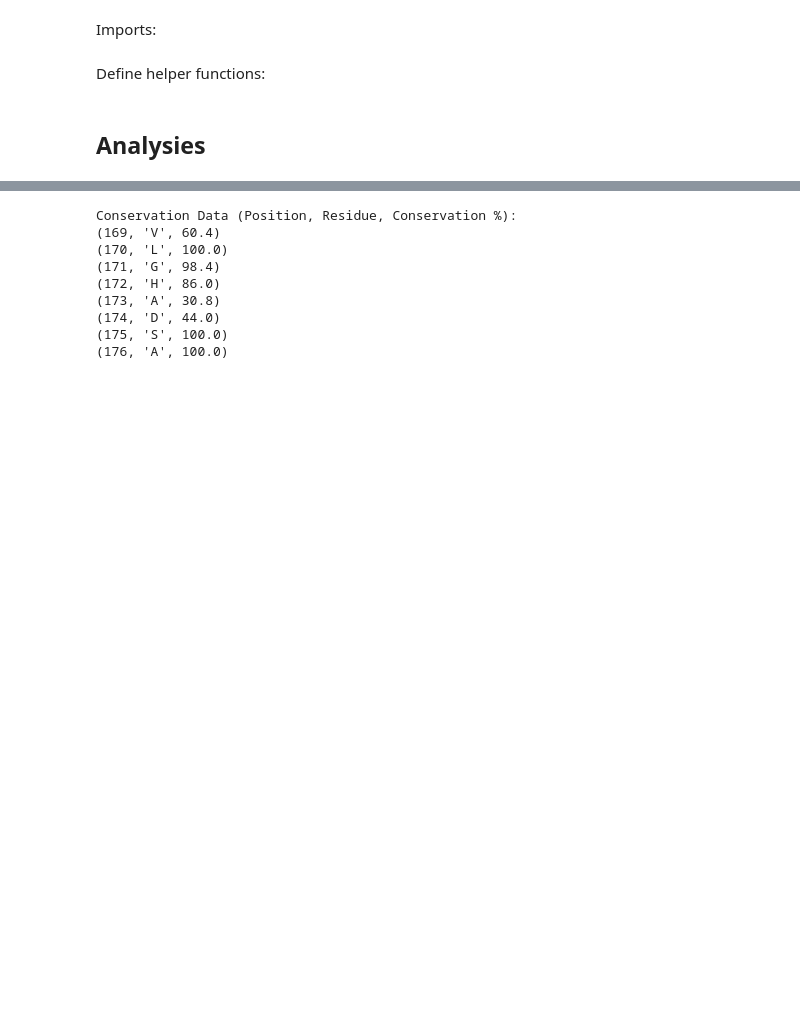
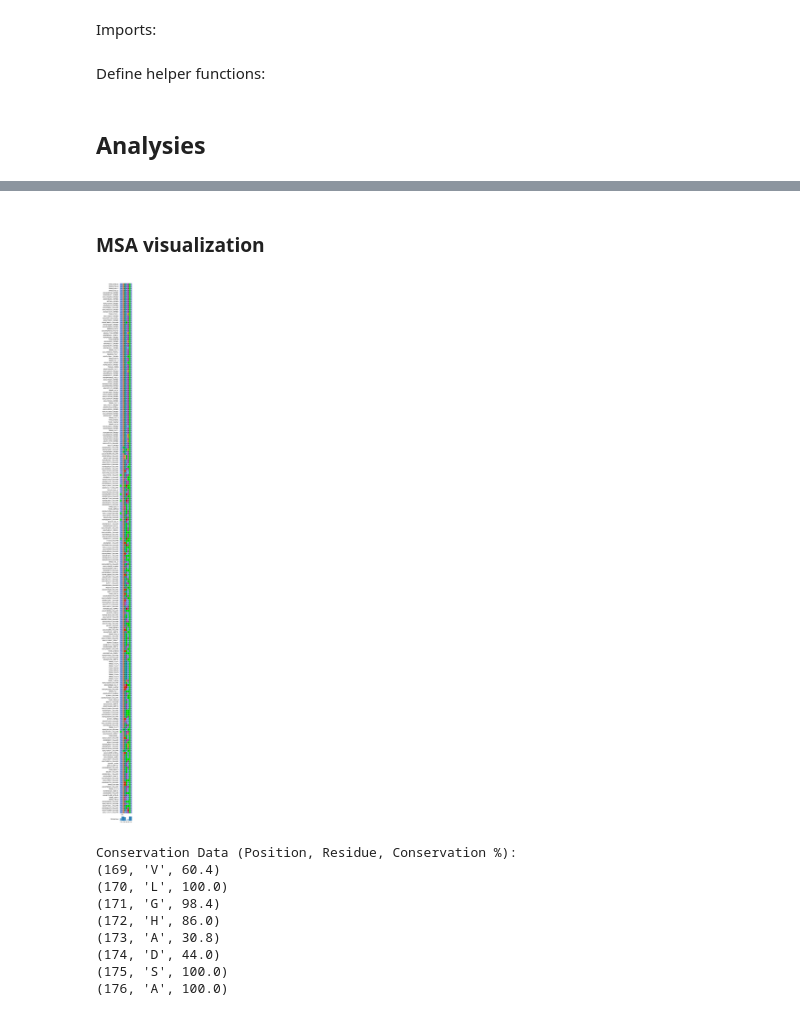
Before and after one commit to preislet/TrmD_project, a Jupyter notebook: Sequence/explore_msa.ipynb, the cells around one changed output, grey strips where cells are left out. Cells and saved outputs as stored; diff of their text form; code cells hidden in the pictures; blank space fills up the shorter version.

```diff
--- a/Sequence/explore_msa.ipynb
+++ b/Sequence/explore_msa.ipynb
@@ -128 +113,18 @@ SGLRVEVISLFPDMFAAVCDYGITSRAVKQGLLQLKCWNPRAYT...--- A0A078LXG1_9PSED
+# %% [markdown]
+### MSA visualization
+# %%
+from pymsaviz import MsaViz, get_msa_testdata
+from PIL import Image
+from IPython.display import display
+
+msa_file = "blast_res_250_clustalo.fasta"
+msaviz = MsaViz(msa_file, color_scheme="Clustal", wrap_length=80,
+                show_consensus=True, show_grid=True, start=start, end=end)
+msaviz.savefig("msa.png")
+
+# Load png using
+img = Image.open("msa.png")
+display(img)
+# %% [output]
+[figure, added]
 # %%
```
Also changed, not shown: parts of 6 cells of this notebook.
